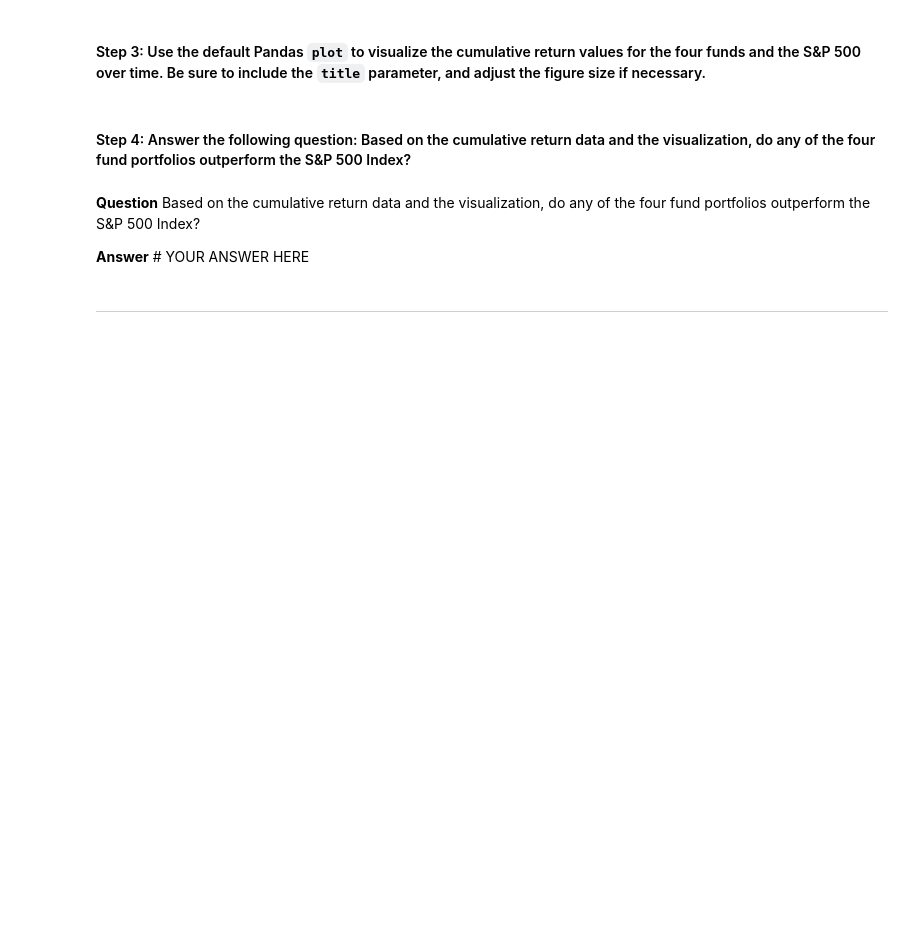
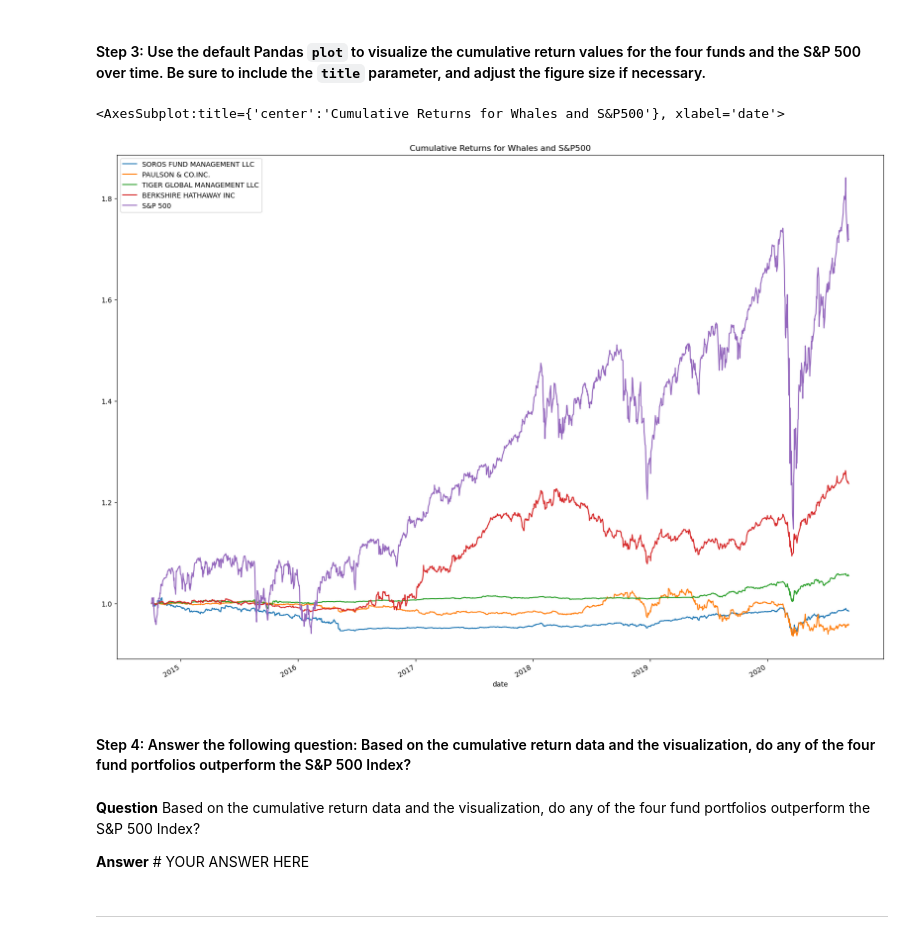
Before and after one commit to Tmccoy22/whale_cahllenge, a Jupyter notebook: risk_return_analysis.ipynb, the cells around one changed output. Saved outputs shown, nothing was run; the diff lists cells and outputs as text; code cells hidden in the pictures; blank space fills up the shorter version.

```diff
--- a/risk_return_analysis.ipynb
+++ b/risk_return_analysis.ipynb
@@ -166,4 +170,6 @@ Analyze the data to determine if any of the portfolios outperform the broader st
 # %%
 # Calculate and plot the cumulative returns of the 4 fund portfolios and the S&P 500
 # Review the last 5 rows of the cumulative returns DataFrame
-# YOUR CODE HERE
+cumlative_whales_returns = (1+whales_daily_returns).cumprod()
+
+cumlative_whales_returns
@@ -172,7 +193,10 @@ Analyze the data to determine if any of the portfolios outperform the broader st
 # %%
 # Visualize the cumulative returns using the Pandas plot function
 # Include a title parameter and adjust the figure size
-# YOUR CODE HERE
+cumlative_whales_returns.plot(figsize = (20,15), title = "Cumulative Returns for Whales and S&P500")
+# %% [output]
+<AxesSubplot:title={'center':'Cumulative Returns for Whales and S&P500'}, xlabel='date'>
+[figure, added]
 # %% [markdown]
 #### Step 4: Answer the following question: Based on the cumulative return data and the visualization, do any of the four fund portfolios outperform the S&P 500 Index?
 # %% [markdown]
```
Also changed, not shown: parts of 13 cells of this notebook.
